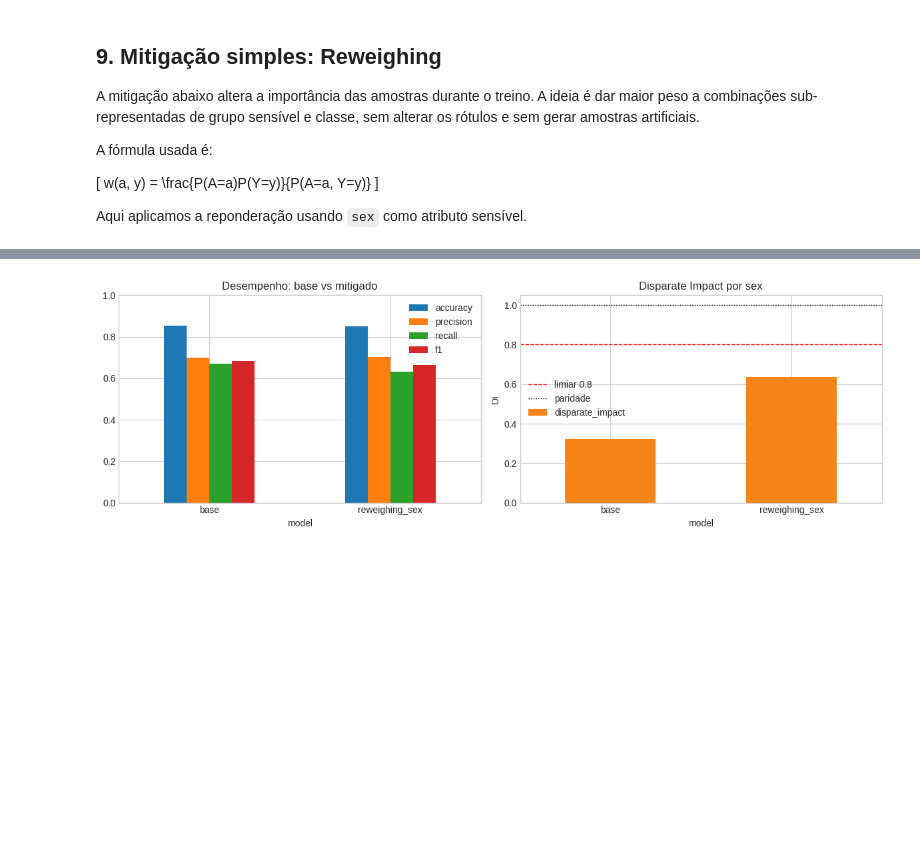
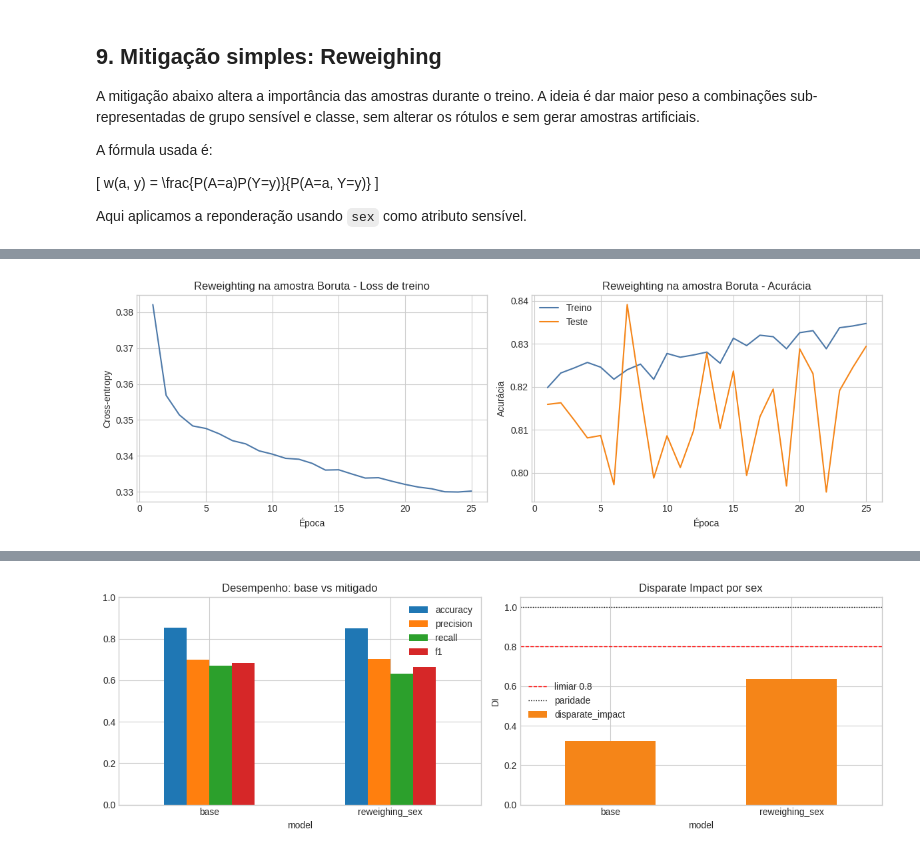
Before and after one commit to Project-MC906/Deep-Learning-Adult-Income, a Jupyter notebook: notebooks/adult_income_mlp.ipynb, the cells around one changed output, grey strips where cells are left out. Cells and saved outputs as stored; diff of their text form; code cells hidden in the pictures; blank space fills up the shorter version.

```diff
--- a/notebooks/adult_income_mlp.ipynb
+++ b/notebooks/adult_income_mlp.ipynb
@@ -933,0 +1342,95 @@ epoch 025/25 | loss=0.2979 | acc_train=0.8630 | acc_test=0.8498 | f1_test=0.6653
+# %%
+# Reweighting usando a amostra Boruta (SMOTE/undersampling): calcula pesos sobre a amostra gerada
+# Usa X_train_flow, y_train_flow (amostra) e X_test_boruta (features selecionadas pelo Boruta)
+X_train_new = X_train_flow
+X_test_new = X_test_boruta
+
+def compute_reweighing_weights(y, sensitive):
+    y = np.asarray(y).astype(int)
+    sensitive = np.asarray(sensitive).astype(str)
+    n = len(y)
+    weights = np.ones(n, dtype=np.float32)
+    groups = np.unique(sensitive)
+    classes = np.unique(y)
+    for group in groups:
+        p_group = np.mean(sensitive == group)
+        for cls in classes:
+            p_cls = np.mean(y == cls)
+            mask = (sensitive == group) & (y == cls)
+            p_joint = np.mean(mask)
+            if p_joint > 0:
+                weights[mask] = (p_group * p_cls) / p_joint
+    weights = weights / weights.mean()
+    return weights.astype(np.float32)
+
+# Tentar obter sensitive alinhado com X_train_flow (se disponível)
+sensitive_train_flow = None
+if 'boruta_flow_rows' in globals() and boruta_flow_rows:
+    last = boruta_flow_rows[-1]
+    rows = last.get('rows') if isinstance(last, dict) else None
+    if rows is not None:
+        try:
+            sensitive_train_flow = pd.Series(sensitive_train['sex']).iloc[rows].values
+        except Exception:
+            sensitive_train_flow = np.asarray(sensitive_train['sex'])[rows]
+
+if sensitive_train_flow is None:
+    # fallback: reconstruir sensitive aplicando o mesmo sampler (SMOTE/undersample)
+    try:
+        use_smote = (('method' in globals() and method == 'smote') or ('flow_name' in globals() and 'smote' in flow_name.lower()))
+        if use_smote:
+            sampler = SMOTE(random_state=SEED, k_neighbors=5)
+        else:
+            sampler = RandomUnderSampler(random_state=SEED)
+        _, sensitive_train_flow = sampler.fit_resample(X_train_boruta, pd.Series(sensitive_train['sex']))
+        sensitive_train_flow = np.asarray(sensitive_train_flow)
+    except Exception as e:
+        print('Falha ao reconstruir sensitive_train_flow:', e)
+        sensitive_train_flow = pd.Series(sensitive_train['sex']).values[:len(y_train_flow)]
+
+# alinhar comprimentos entre y_train_flow e sensitive_train_flow (fallback: truncar)
+min_len = min(len(y_train_flow), len(sensitive_train_flow))
+if len(y_train_flow) != len(sensitive_train_flow):
+    print(f'Length mismatch: y_train_flow={len(y_train_flow)}, sensitive_train_flow={len(sensitive_train_flow)}; truncating to {min_len}')
+
+X_train_new = X_train_new[:min_len]
+y_train_flow_aligned = y_train_flow[:min_len]
+sensitive_train_flow_aligned = sensitive_train_flow[:min_len]
+
+sample_weights_sex = compute_reweighing_weights(y_train_flow_aligned, sensitive_train_flow_aligned)
+print(pd.Series(sample_weights_sex).describe())
+
+# Ajustar arquitetura para novo input_dim
+input_dim_new = X_train_new.shape[1]
+model_arch = [int(input_dim_new), 64, 32, 2]
+weighted_model = MLPFromScratch(model_arch, seed=SEED, l2=1e-4, momentum=0.9, backend=xp)
+
+weighted_history = train_model(
+    weighted_model,
+    X_train_new,
+    y_train_flow_aligned,
+    X_test_new,
+    y_test,
+    epochs=25,
+    batch_size=256,
+    lr=0.05,
+    lr_decay=0.02,
+    sample_weight=sample_weights_sex,
+    seed=SEED,
+)
+plot_history(weighted_history, 'Reweighting na amostra Boruta')
+weighted_pred = weighted_model.predict(X_test_new)
+weighted_proba = weighted_model.predict_proba(X_test_new)
+weighted_metrics = classification_metrics(y_test, weighted_pred, weighted_proba)
+weighted_fairness = fairness_report(weighted_pred, sensitive_test)
+comparison_metrics = pd.DataFrame([
+    {'model': 'base', **{k: base_metrics[k] for k in ['accuracy', 'balanced_accuracy', 'auc_roc', 'precision', 'recall', 'f1']}},
+    {'model': 'reweighing_boruta_flow', **{k: weighted_metrics[k] for k in ['accuracy', 'balanced_accuracy', 'auc_roc', 'precision', 'recall', 'f1']}},
+])
+comparison_fairness = pd.concat([
+    base_fairness.assign(model='base'),
+    weighted_fairness.assign(model='reweighing_boruta_flow'),
+], ignore_index=True)
+display(comparison_metrics)
+display(comparison_fairness)
+# %% [output]
@@ -933,0 +1453 @@ epoch 025/25 | loss=0.2979 | acc_train=0.8630 | acc_test=0.8498 | f1_test=0.6653
+[figure, added]
```
Also changed, not shown: parts of 19 cells of this notebook.
